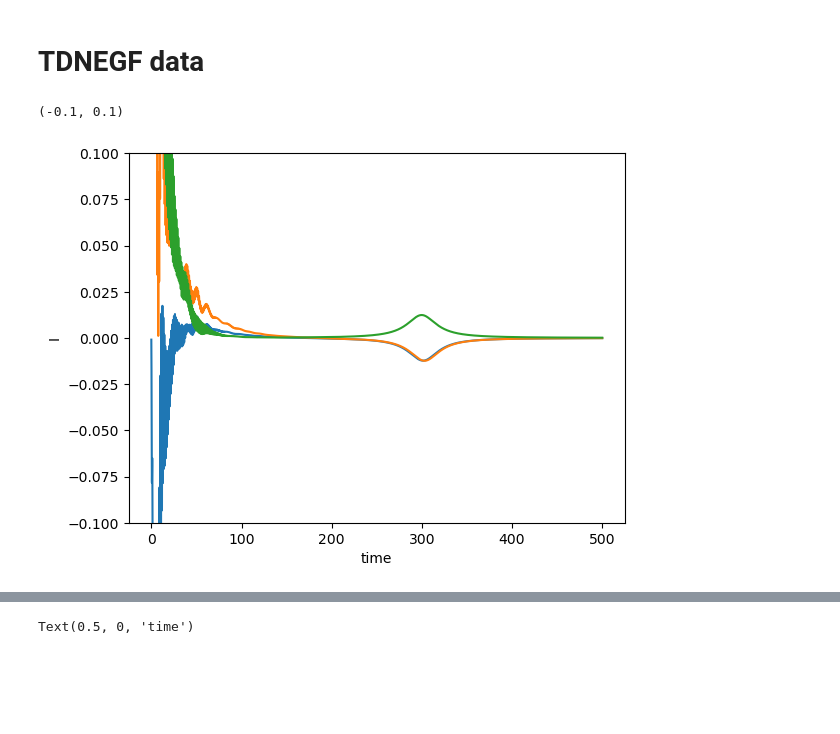
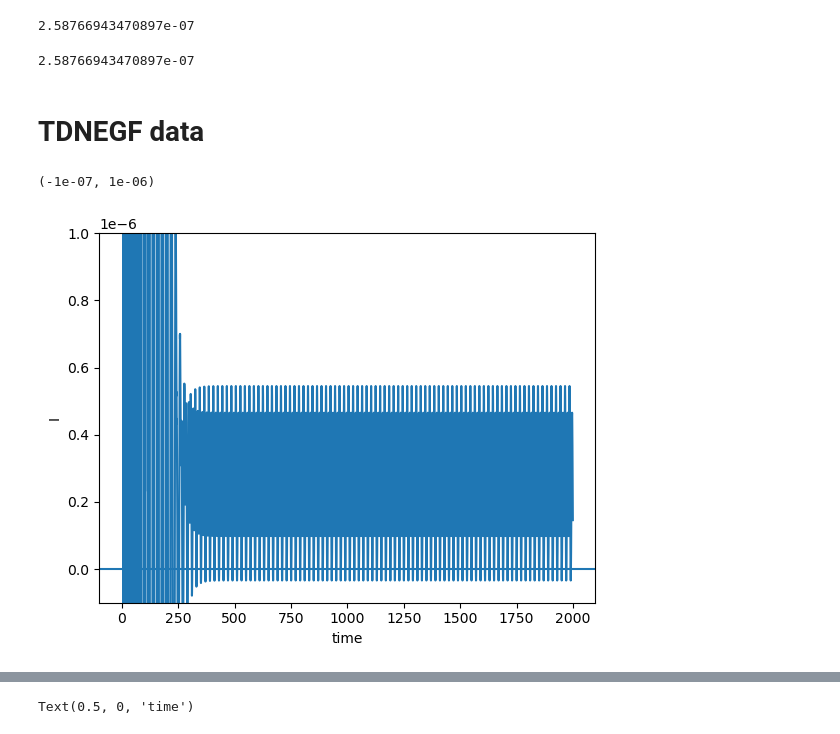
Before and after one commit to Jalil199/TDNEGF, a Jupyter notebook: Figures_main.ipynb, the cells around one changed output, grey strips where cells are left out. Drawn from its saved outputs; the diff is of its cells as text; code cells hidden in the pictures; blank space fills up the shorter version.

```diff
--- a/Figures_main.ipynb
+++ b/Figures_main.ipynb
@@ -14,14 +14,24 @@ sden_sl_f = np.loadtxt(f"./data/sden_{name1}_sl_jl.txt" )
+# %%
+cc_f[8000:8000+6280*2,1].mean()
+# %% [output]
+2.58766943470897e-07
+# %%
+cc_f[8000:8000+6280*2,1].mean()
+# %% [output]
+2.58766943470897e-07
 # %% [markdown]
 # TDNEGF data
 # %%
 fig,axs = plt.subplots(1,1)
 #plt.plot(data[f"cspins_f_{name1}"][:,0],data[f"cspins_f_{name1}"][:,13])
 axs.plot(cc_f[:,0],cc_f[:,1])
-axs.plot(cc_f[:,0],cc_f[:,2])
-axs.plot(cc_f[:,0],cc_f[:,3])
+#axs.plot(cc_f[:,0],cc_f[:,2])
+#axs.plot(cc_f[:,0],cc_f[:,3])
 axs.set_ylabel("I")
 axs.set_xlabel("time")
 axs.set_ylim([-0.1,0.1])
+axs.axhline(0.)
+plt.ylim([-1e-7,10e-7])
 # %% [output]
-(-0.1, 0.1)
+(-1e-07, 1e-06)
-[figure, old version]
+[figure, new version]
```
Also changed, not shown: parts of 4 cells of this notebook, 4 other files.
